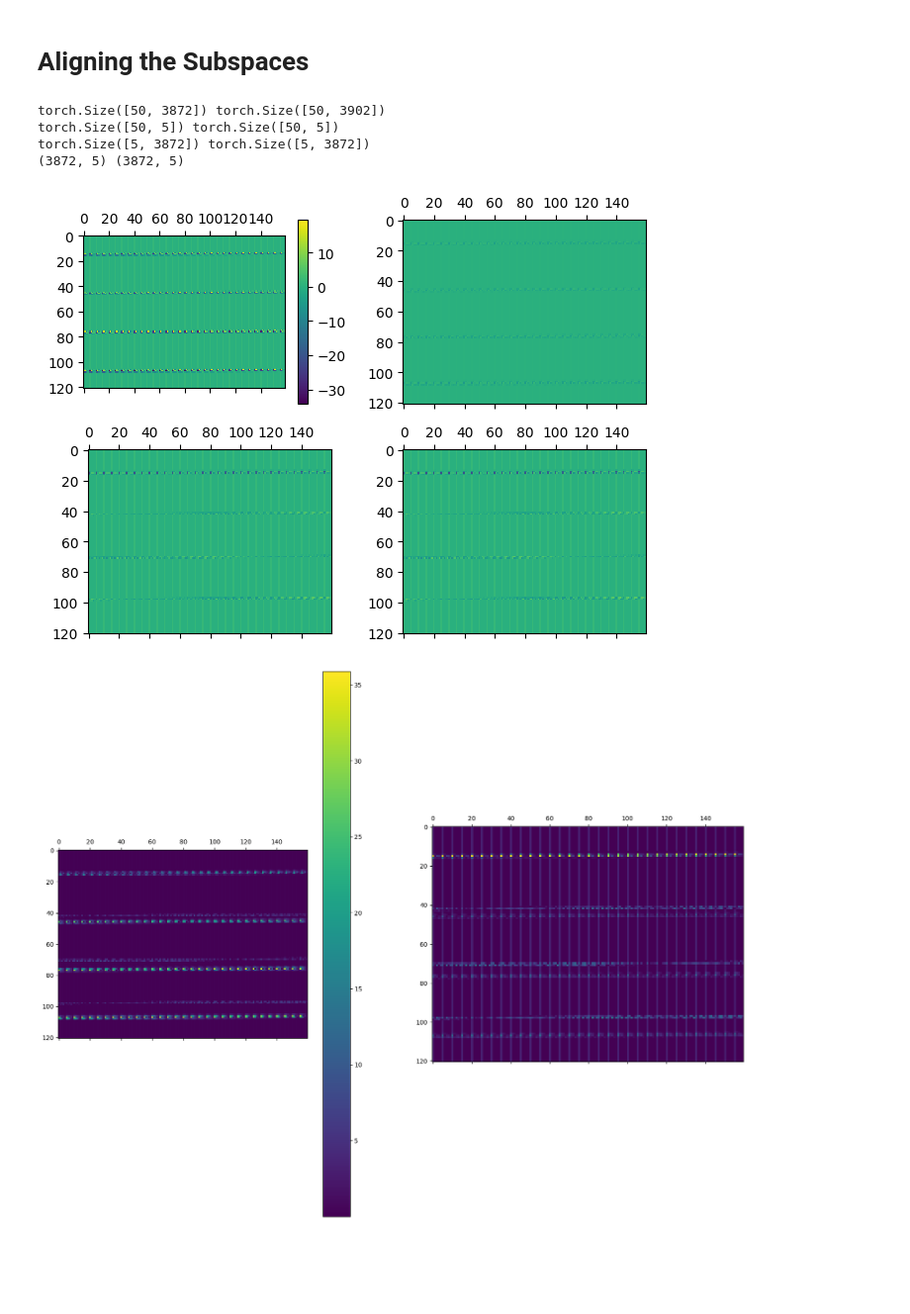
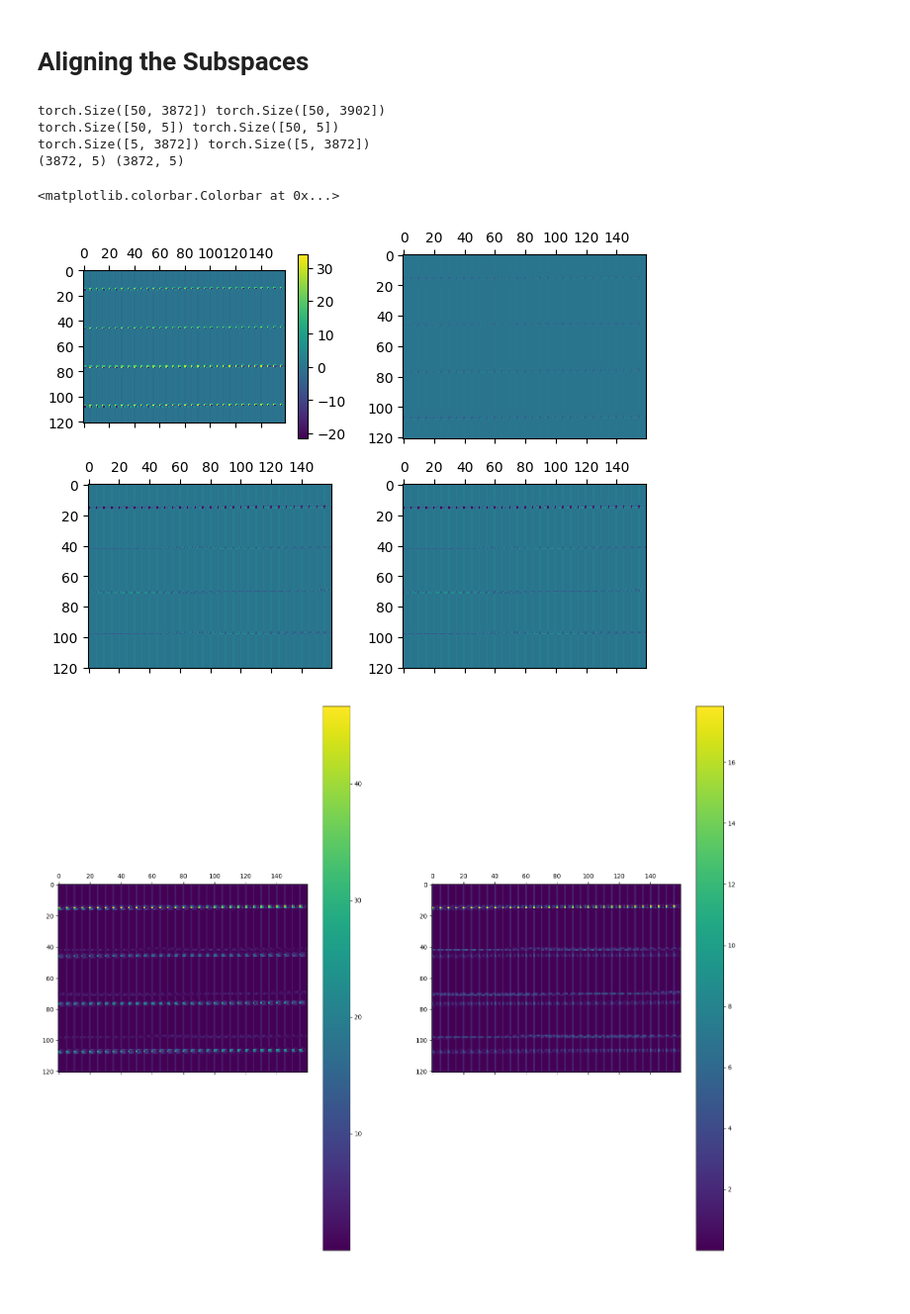
Before and after one commit to paulzwang/procrustes-subspace-adaptation, a Jupyter notebook: tutorial.ipynb, the cells around one changed output. Shown at 99% size. Drawn from its saved outputs; the diff is of its cells as text; code cells hidden in the pictures.

```diff
--- a/tutorial.ipynb
+++ b/tutorial.ipynb
@@ -163,8 +163,8 @@ H_{\rho} = \sum_{i=1}^{d-1} \sigma_i U_i V_i^T = \sum_{i=1}^{d-1} H_{\rho}^{(i)}
 \end{align*}
 where $\sigma_i$ is the $i$-th singular value in the diagonal matrix $S$ found by SVD. Then, I'll plot the first 6 eigentriples of the source and target trajectory matrices to visualize their decomposition into trend, periodicity, and noise components.
 # %%
-ds = np.linalg.matrix_rank(H_rho1_interp)
-H_rho1_elem = np.array([Ss[i] * np.outer(Us[:,i], Vs[:,i]) for i in range(0,ds)])
+ds = np.linalg.matrix_rank(H_rho1_interp.cpu().detach().numpy())
+H_rho1_elem = np.array([Ss[i].cpu().detach().numpy() * np.outer(Us[:,i].cpu().detach().numpy(), Vs[:,i].cpu().detach().numpy()) for i in range(0,ds)])
 
 num_subplots = 6
 fig2, ax2 = plt.subplots(num_subplots,1,figsize=(20,16))
@@ -196,6 +196,6 @@ fig3.tight_layout()
 # %%
-dt = np.linalg.matrix_rank(H_rho2_interp)
-H_rho2_elem = np.array([St[i] * np.outer(Ut[:,i], Vt[:,i]) for i in range(0,dt)])
+dt = np.linalg.matrix_rank(H_rho2_interp.cpu().detach().numpy())
+H_rho2_elem = np.array([St[i].cpu().detach().numpy() * np.outer(Ut[:,i].cpu().detach().numpy(), Vt[:,i].cpu().detach().numpy()) for i in range(0,dt)])
 
 num_subplots = 6
 fig4, ax4 = plt.subplots(num_subplots,1,figsize=(20,16))
@@ -305,39 +309,44 @@ Xa = Xa.cpu().detach().numpy()
 Za = Za.cpu().detach().numpy()
 Ys_H = Ys_H.T
 Yt_h = Yt_H.T
 
 print(H_rho1.shape, H_rho2.shape)
 print(H_rho1_sub.shape,H_rho2_sub.shape)
 print(H_rho1_proj.shape,H_rho2_proj.shape)
 print(Xa.shape,Za.shape)
 
 fig6, ax6 = plt.subplots(2,2)
 colnum = 160
 vmin = np.min(H_rho1_proj.ravel().cpu().detach().numpy())
 vmax = np.max(H_rho1_proj.ravel().cpu().detach().numpy())
 cmap = 'viridis'
 
-im = ax6[0,0].matshow(H_rho1_proj.T.reshape(-1,colnum), vmin=vmin, vmax=vmax, cmap=cmap)
-ax6[1,0].matshow(H_rho2_proj.T.reshape(-1,colnum), vmin=vmin, vmax=vmax, cmap=cmap)
+
+H_rho1_proj_np = H_rho1_proj.cpu().detach().numpy()
+H_rho2_proj_np = H_rho2_proj.cpu().detach().numpy()
+im = ax6[0,0].matshow(H_rho1_proj_np.T.reshape(-1,colnum), vmin=vmin, vmax=vmax, cmap=cmap)
+ax6[1,0].matshow(H_rho2_proj_np.T.reshape(-1,colnum), vmin=vmin, vmax=vmax, cmap=cmap)
 ax6[0,1].matshow(Xa.reshape(-1,colnum), vmin=vmin, vmax=vmax, cmap=cmap)
 ax6[1,1].matshow(Za.reshape(-1,colnum), vmin=vmin, vmax=vmax, cmap=cmap)
 fig6.colorbar(im)
 fig6.tight_layout()
 
 vmin = np.min(H_rho1_proj.ravel().cpu().detach().numpy())
 vmax = np.max(H_rho1_proj.ravel().cpu().detach().numpy())
 cmap = 'viridis'
 
 fig7, ax7 = plt.subplots(1,2,figsize=(20,16))
-im = ax7[0].matshow(np.abs(H_rho1_proj.T.reshape(-1,colnum)-H_rho2_proj.T.reshape(-1,colnum)))
-ax7[1].matshow(np.abs(Xa.reshape(-1,colnum)-Za.reshape(-1,colnum)))
-fig7.colorbar(im)
+im1 = ax7[0].matshow(np.abs(H_rho1_proj_np.T.reshape(-1,colnum)-H_rho2_proj_np.T.reshape(-1,colnum)))
+im2 = ax7[1].matshow(np.abs(Xa.reshape(-1,colnum)-Za.reshape(-1,colnum)))
+fig7.colorbar(im1)
+fig7.colorbar(im2)
 # %% [output]
 torch.Size([50, 3872]) torch.Size([50, 3902])
 torch.Size([50, 5]) torch.Size([50, 5])
 torch.Size([5, 3872]) torch.Size([5, 3872])
 (3872, 5) (3872, 5)
+<matplotlib.colorbar.Colorbar at 0x...>
-[figure, old version]
+[figure, new version]
-[figure, old version]
+[figure, new version]
 # %% [markdown]
 #
```
Also changed, not shown: parts of 3 cells of this notebook.
